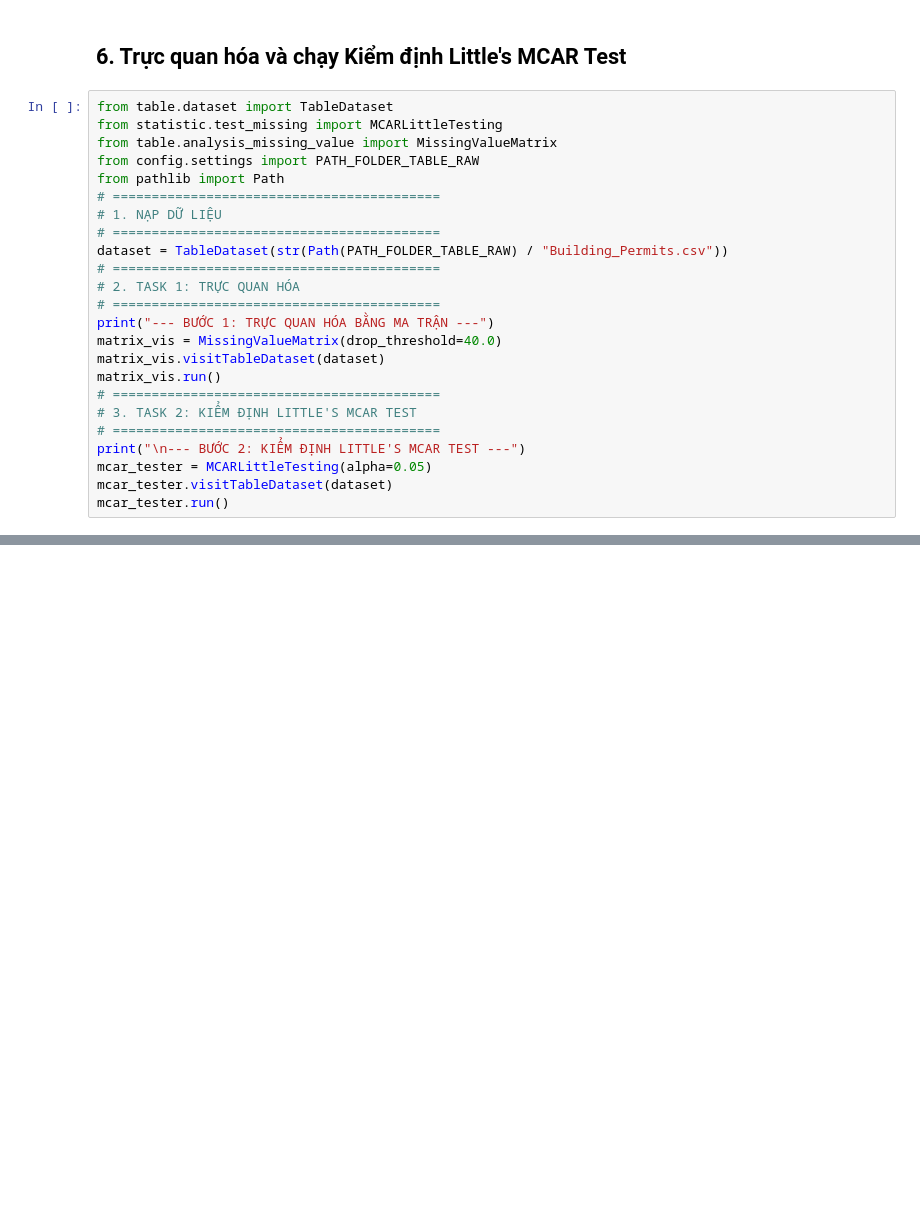
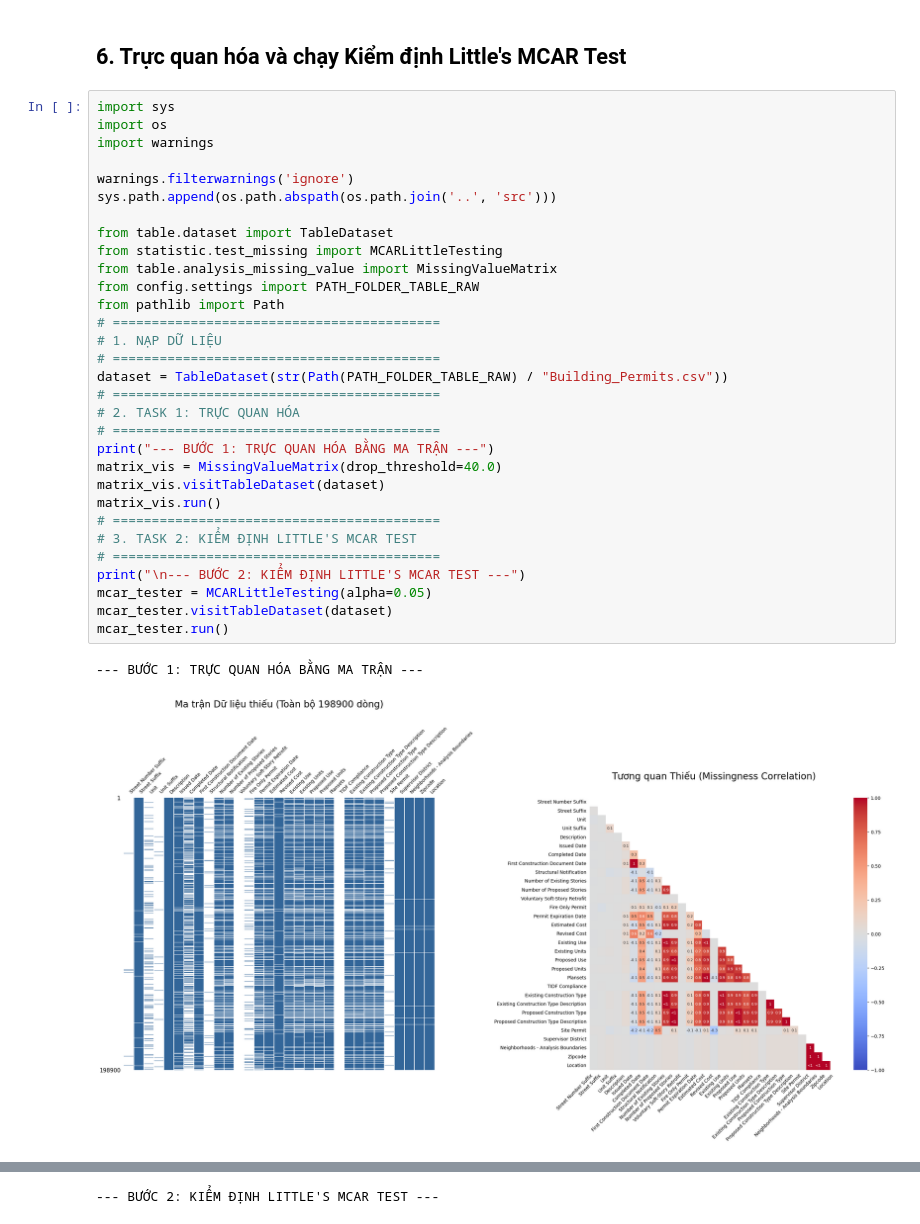
Before and after one commit to Taylor3691/mining-beyond-boundaries, a Jupyter notebook: notebooks/Duy-table.analysis.missing.value.ipynb, the cells around one changed output, grey strips where cells are left out. Saved outputs shown, nothing was run; the diff lists cells and outputs as text; blank space fills up the shorter version.

```diff
--- a/notebooks/Duy-table.analysis.missing.value.ipynb
+++ b/notebooks/Duy-table.analysis.missing.value.ipynb
@@ -56,26 +56,36 @@
 
 ## 6. Trực quan hóa và chạy Kiểm định Little's MCAR Test
 # %%
+import sys
+import os
+import warnings
+
+warnings.filterwarnings('ignore')
+sys.path.append(os.path.abspath(os.path.join('..', 'src')))
+
 from table.dataset import TableDataset
 from statistic.test_missing import MCARLittleTesting
 from table.analysis_missing_value import MissingValueMatrix
 from config.settings import PATH_FOLDER_TABLE_RAW
 from pathlib import Path
 # ==========================================
 # 1. NẠP DỮ LIỆU
 # ==========================================
 dataset = TableDataset(str(Path(PATH_FOLDER_TABLE_RAW) / "Building_Permits.csv"))
 # ==========================================
 # 2. TASK 1: TRỰC QUAN HÓA
 # ==========================================
 print("--- BƯỚC 1: TRỰC QUAN HÓA BẰNG MA TRẬN ---")
 matrix_vis = MissingValueMatrix(drop_threshold=40.0)
 matrix_vis.visitTableDataset(dataset)
 matrix_vis.run()
 # ==========================================
 # 3. TASK 2: KIỂM ĐỊNH LITTLE'S MCAR TEST
 # ==========================================
 print("\n--- BƯỚC 2: KIỂM ĐỊNH LITTLE'S MCAR TEST ---")
 mcar_tester = MCARLittleTesting(alpha=0.05)
 mcar_tester.visitTableDataset(dataset)
 mcar_tester.run()
+# %% [output]
+--- BƯỚC 1: TRỰC QUAN HÓA BẰNG MA TRẬN ---
+[figure, added]
@@ -81,0 +152 @@ mcar_tester.run()
+--- BƯỚC 2: KIỂM ĐỊNH LITTLE'S MCAR TEST ---
```
Also changed, not shown: parts of 1 cell of this notebook, 1 other file.
